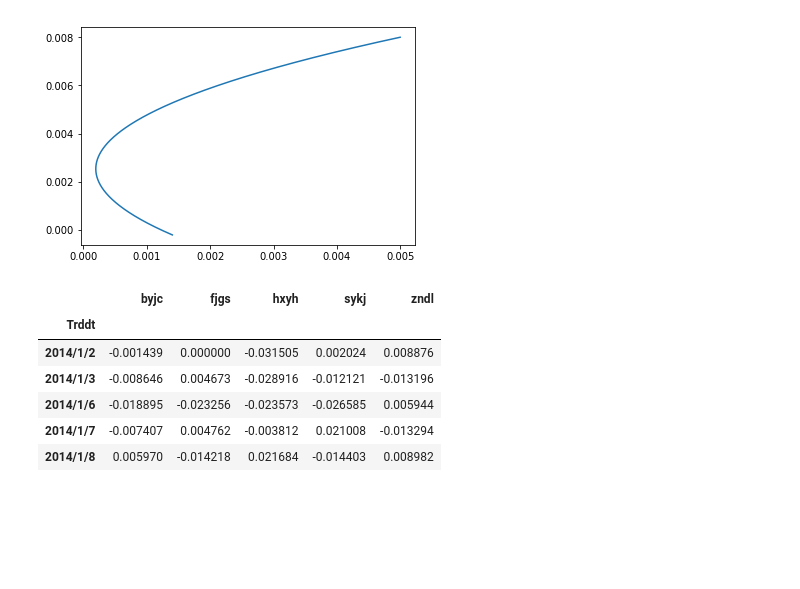
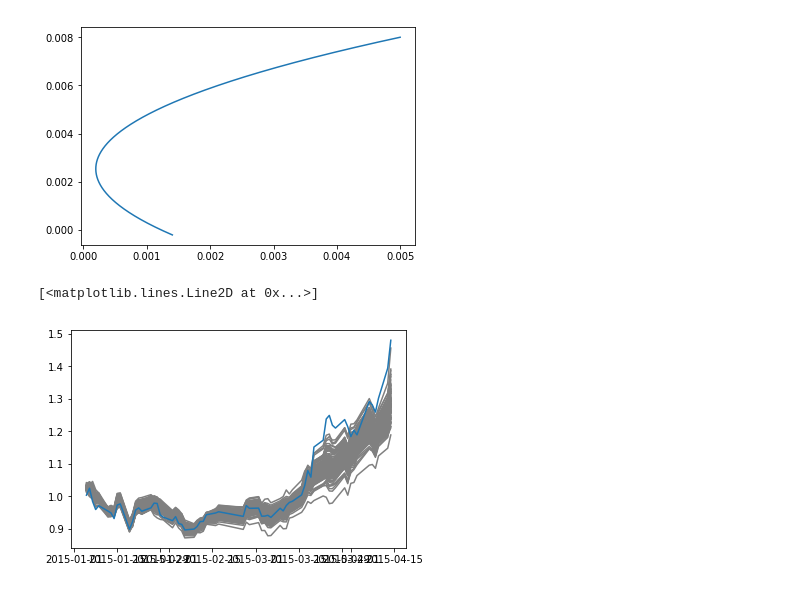
Before and after one commit to DosakaLing/quant_python, a Jupyter notebook: markowit_portfolio.ipynb, the cells around one changed output. Drawn from its saved outputs; the diff is of its cells as text; code cells hidden in the pictures; blank space fills up the shorter version.

```diff
--- a/markowit_portfolio.ipynb
+++ b/markowit_portfolio.ipynb
@@ -54,13 +54,28 @@ minVar=MeanVariance(sh_return)
 minVar.frontierCurve()
 # %% [output]
 [figure]
-# %%
-sh_return.head()
-# %% [output]
-|  | byjc | fjgs | hxyh | sykj | zndl |
-| Trddt |  |  |  |  |  |
-| 2014/1/2 | -0.001439 | 0.000000 | -0.031505 | 0.002024 | 0.008876 |
-| 2014/1/3 | -0.008646 | 0.004673 | -0.028916 | -0.012121 | -0.013196 |
-| 2014/1/6 | -0.018895 | -0.023256 | -0.023573 | -0.026585 | 0.005944 |
-| 2014/1/7 | -0.007407 | 0.004762 | -0.003812 | 0.021008 | -0.013294 |
-| 2014/1/8 | 0.005970 | -0.014218 | 0.021684 | -0.014403 | 0.008982 |
+# %%
+#拆分测试集和训练集
+sh_return.index = pd.to_datetime(sh_return.index)
+train_set = sh_return['2014']
+test_set = sh_return['2015']
+#设定目标收益率
+varMinimizer = MeanVariance(train_set)
+goal_return = 0.003
+#得到的投资组合应用于测试集
+portfolio_weight = varMinimizer.minVar(goal_return)
+test_return=np.dot(test_set,np.array([portfolio_weight[1,:].astype(np.float)]).swapaxes(0,1))
+test_return = pd.DataFrame(test_return, index=test_set.index)
+test_cum_return = (1+test_return).cumprod()
+#随机生成100个组合
+sim_weight = np.random.uniform(0,1,(100,5))
+sim_weight = np.apply_along_axis(lambda x:x/sum(x),1,sim_weight)
+#将组合应用于股票上
+sim_return = np.dot(test_set,sim_weight.swapaxes(0,1))
+sim_return = pd.DataFrame(sim_return,index=test_cum_return.index)
+sim_cum_return = (1+sim_return).cumprod()
+plt.plot(sim_cum_return.index,sim_cum_return,color='grey')
+plt.plot(test_cum_return.index,test_cum_return)
+# %% [output]
+[<matplotlib.lines.Line2D at 0x...>]
+[figure, added]
```
